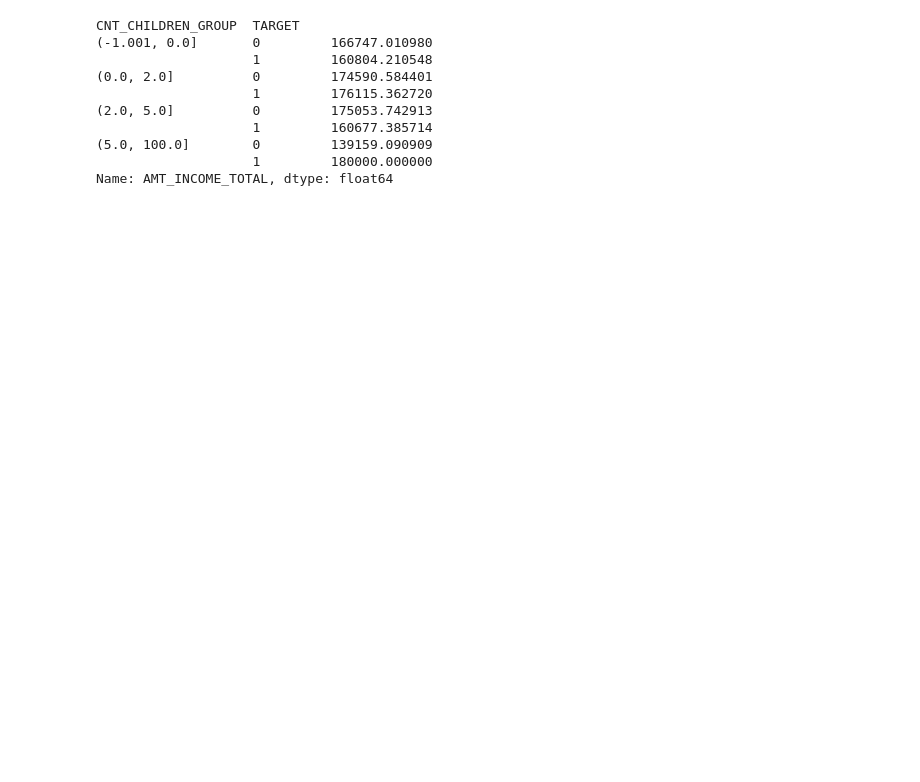
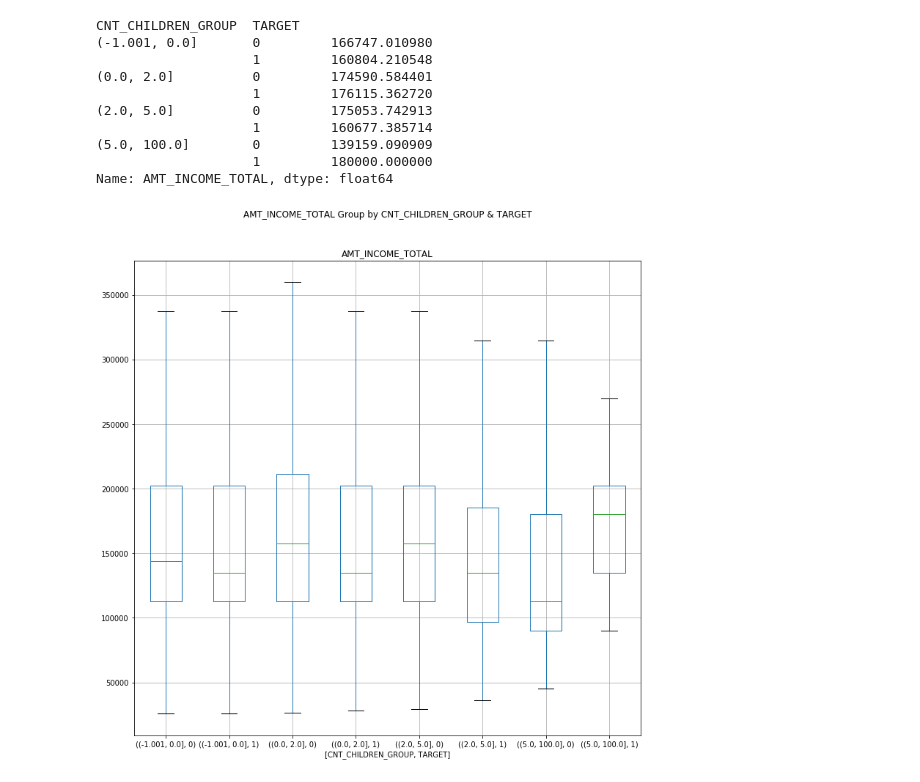
Before and after one commit to VictorYu0925/ML100-Days, a Jupyter notebook: homework/Day_008_HW.ipynb, the cells around one changed output. Saved outputs shown, nothing was run; the diff lists cells and outputs as text; code cells hidden in the pictures; blank space fills up the shorter version.

```diff
--- a/homework/Day_008_HW.ipynb
+++ b/homework/Day_008_HW.ipynb
@@ -43,7 +43,7 @@ Path of read in data: ./data/application_train.csv
 """
 Your code here
 """
-cut_rule = [-1, 0, 2, 5, 100]
+cut_rule = [-1, 0, 2, 5, app_train['CNT_CHILDREN'].max()]
 
 app_train['CNT_CHILDREN_GROUP'] = pd.cut(app_train['CNT_CHILDREN'].values, cut_rule, include_lowest=True)
 app_train['CNT_CHILDREN_GROUP'].value_counts()
@@ -76,14 +76,16 @@ Name: AMT_INCOME_TOTAL, dtype: float64
 # %%
 #2-2
 """
 Your code here
 """
-plt_column =
-plt_by =
+plt_column = 'AMT_INCOME_TOTAL'
+plt_by = grp
 
 app_train.boxplot(column=plt_column, by = plt_by, showfliers = False, figsize=(12,12))
-plt.suptitle('')
+plt.suptitle('AMT_INCOME_TOTAL Group by CNT_CHILDREN_GROUP & TARGET')
 plt.show()
+# %% [output]
+[figure, added]
 # %%
 #3
 """
```
Also changed, not shown: parts of 2 cells of this notebook.
